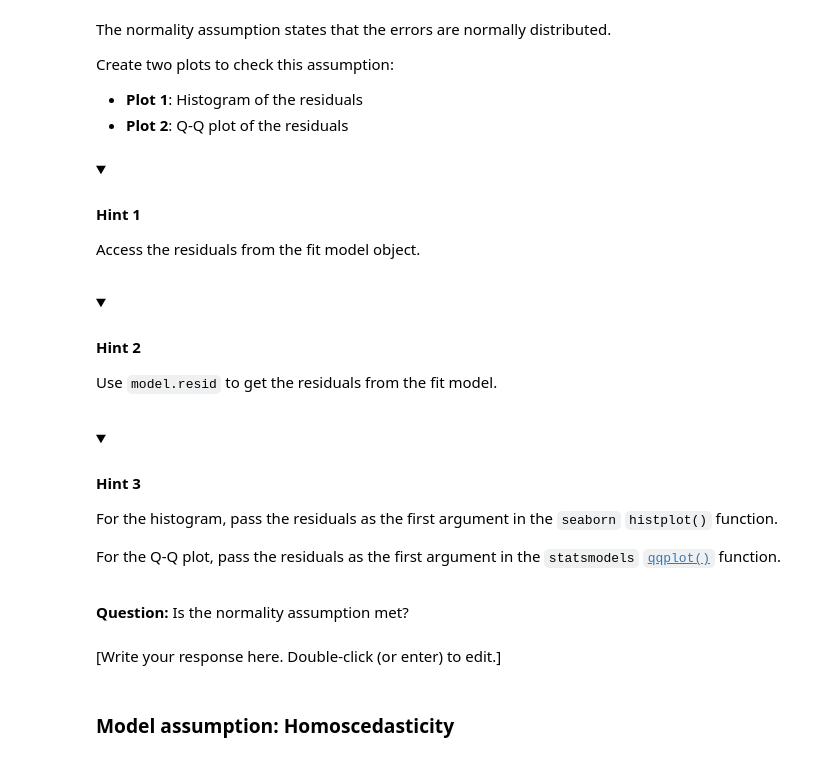
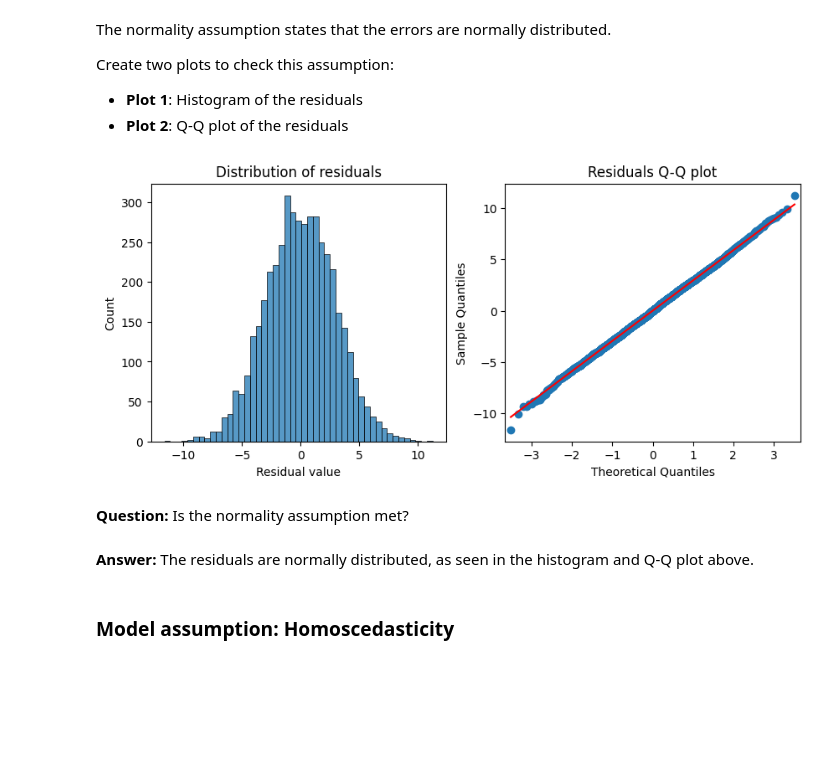
Before and after one commit to dianario/google_advanced_data_analytics, a Jupyter notebook: stats_simple_linear_regression_2/lab_evaluate_simple_linear_regression_2.ipynb, the cells around one changed output. Cells and saved outputs as stored; diff of their text form; code cells hidden in the pictures; folded sections open; blank space fills up the shorter version.

Commit message:
Check model assumptions and intepret results

```diff
--- a/stats_simple_linear_regression_2/lab_evaluate_simple_linear_regression_2.ipynb
+++ b/stats_simple_linear_regression_2/lab_evaluate_simple_linear_regression_2.ipynb
@@ -260,55 +241,32 @@ Create two plots to check this assumption:
 * **Plot 2**: Q-Q plot of the residuals
 # %%
 # Calculate the residuals.
-
-### YOUR CODE HERE ###
+residuals=reg_model.resid
 
 # Create a 1x2 plot figures.
+fig, axes = plt.subplots(1, 2, figsize = (10,4))
 
 # Create a histogram with the residuals.
-
-### YOUR CODE HERE ###
-
+sns.histplot(residuals, ax=axes[0])
 # Set the x label of the residual plot.
-
+axes[0].set_xlabel("Residual value")
 # Set the title of the residual plot.
+axes[0].set_title('Distribution of residuals')
 
 # Create a Q-Q plot of the residuals.
-
-### YOUR CODE HERE ###
-
+sm.qqplot(residuals, line='s', ax=axes[1])
 # Set the title of the Q-Q plot.
-
+axes[1].set_title('Residuals Q-Q plot')
 # Use matplotlib's tight_layout() function to add space between plots for a cleaner appearance.
 
 # Show the plot.
+plt.show()
+# %% [output]
+[figure, added]
-# %% [markdown]
-<details>
-<summary><h4><strong>Hint 1</strong></h4></summary>
-
-Access the residuals from the fit model object.
-
-</details>
-# %% [markdown]
-<details>
-<summary><h4><strong>Hint 2</strong></h4></summary>
-
-Use `model.resid` to get the residuals from the fit model.
-
-</details>
-# %% [markdown]
-<details>
-<summary><h4><strong>Hint 3</strong></h4></summary>
-
-For the histogram, pass the residuals as the first argument in the `seaborn` `histplot()` function.
-
-For the Q-Q plot, pass the residuals as the first argument in the `statsmodels` [`qqplot()`](https://www.statsmodels.org/stable/generated/statsmodels.graphics.gofplots.qqplot.html) function.
-
-</details>
 # %% [markdown]
 **Question:** Is the normality assumption met?
-# %% [markdown]
-[Write your response here. Double-click (or enter) to edit.]
+# %% [markdown]
+**Answer:** The residuals are normally distributed, as seen in the histogram and Q-Q plot above.
 # %% [markdown]
 ### Model assumption: Homoscedasticity
 # %% [markdown]
```
Also changed, not shown: parts of 30 cells of this notebook.
